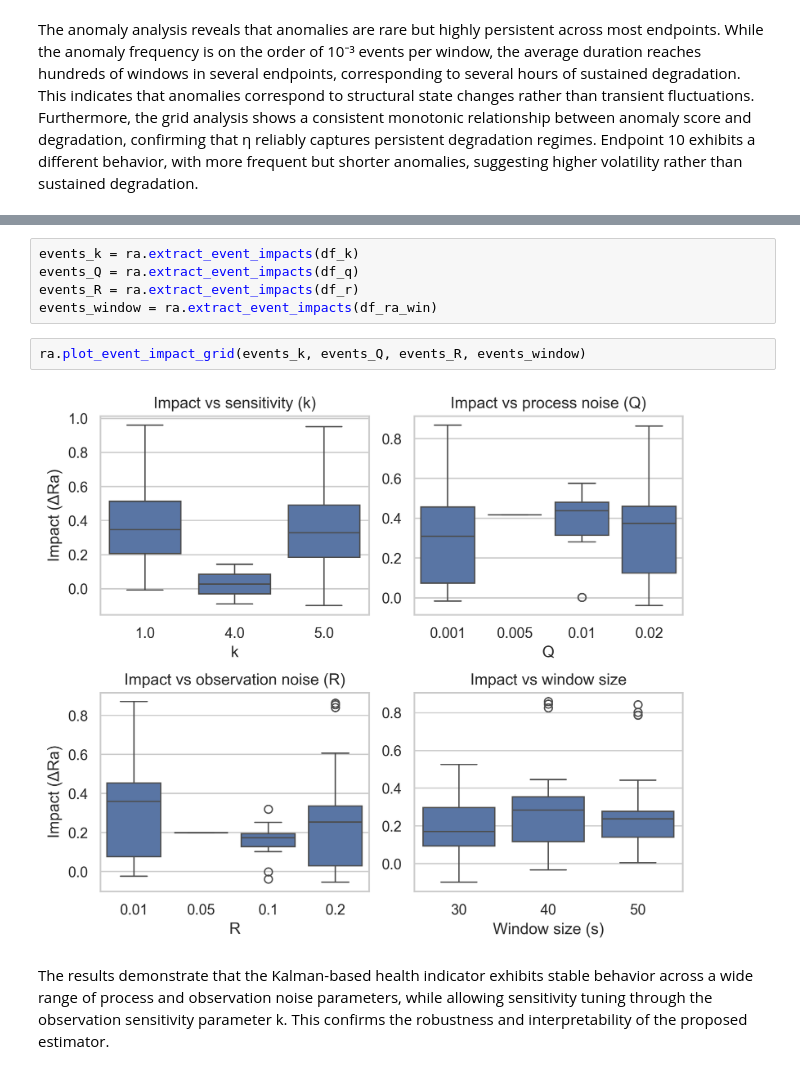
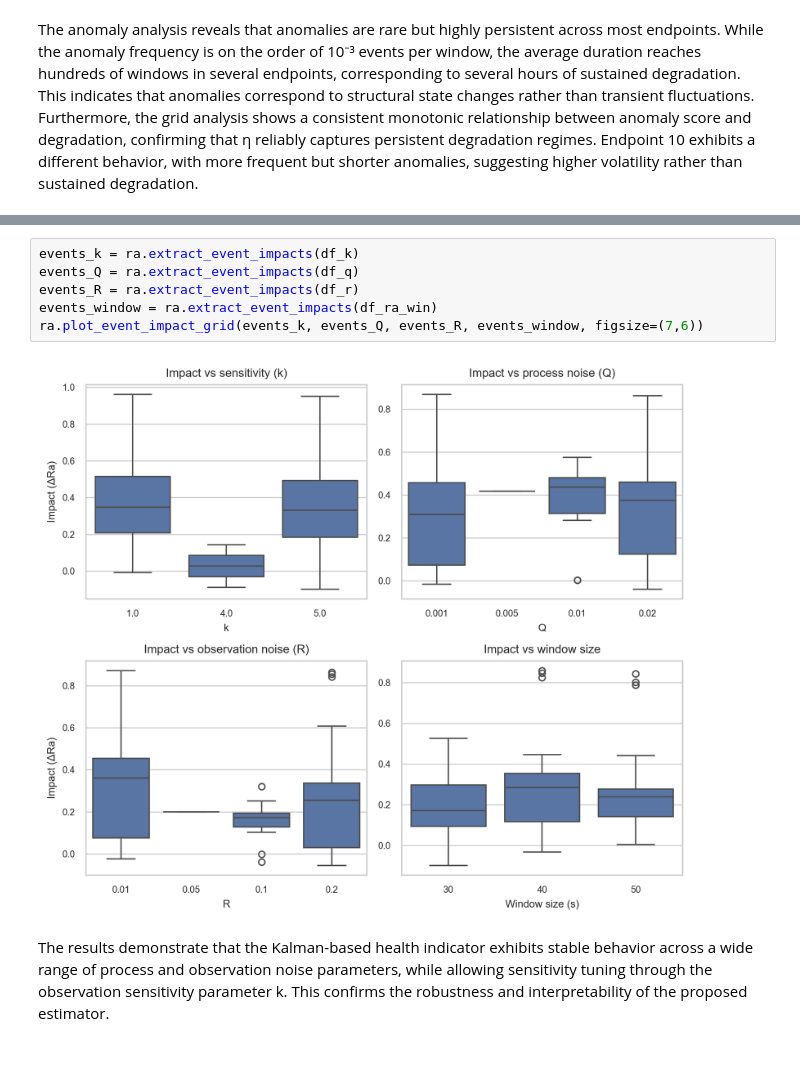
Before and after one commit to lmamede/api-health-monitor, a Jupyter notebook: notebooks/3-results/Result_Analysis.ipynb, the cells around one changed output, grey strips where cells are left out. Saved outputs shown, nothing was run; the diff lists cells and outputs as text.

```diff
--- a/notebooks/3-results/Result_Analysis.ipynb
+++ b/notebooks/3-results/Result_Analysis.ipynb
@@ -690,12 +107,11 @@ summary
 # %%
 events_k = ra.extract_event_impacts(df_k)
 events_Q = ra.extract_event_impacts(df_q)
 events_R = ra.extract_event_impacts(df_r)
 events_window = ra.extract_event_impacts(df_ra_win)
+ra.plot_event_impact_grid(events_k, events_Q, events_R, events_window, figsize=(7,6))
+# %% [output]
+[figure, added]
-# %%
-ra.plot_event_impact_grid(events_k, events_Q, events_R, events_window)
-# %% [output]
-[figure, removed]
 # %% [markdown]
 The results demonstrate that the Kalman-based health indicator exhibits stable behavior across a wide range of process and observation noise parameters, while allowing sensitivity tuning through the observation sensitivity parameter k. This confirms the robustness and interpretability of the proposed estimator.
 # %%
```
Also changed, not shown: parts of 39 cells of this notebook, 1 other file.
